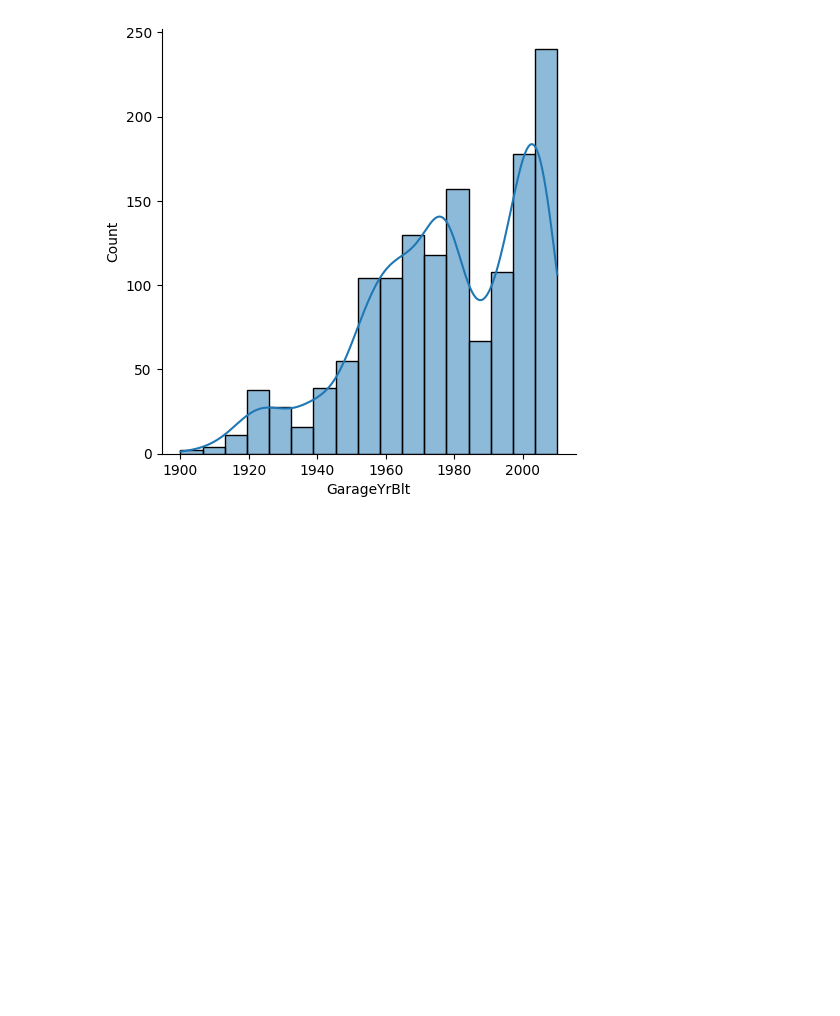
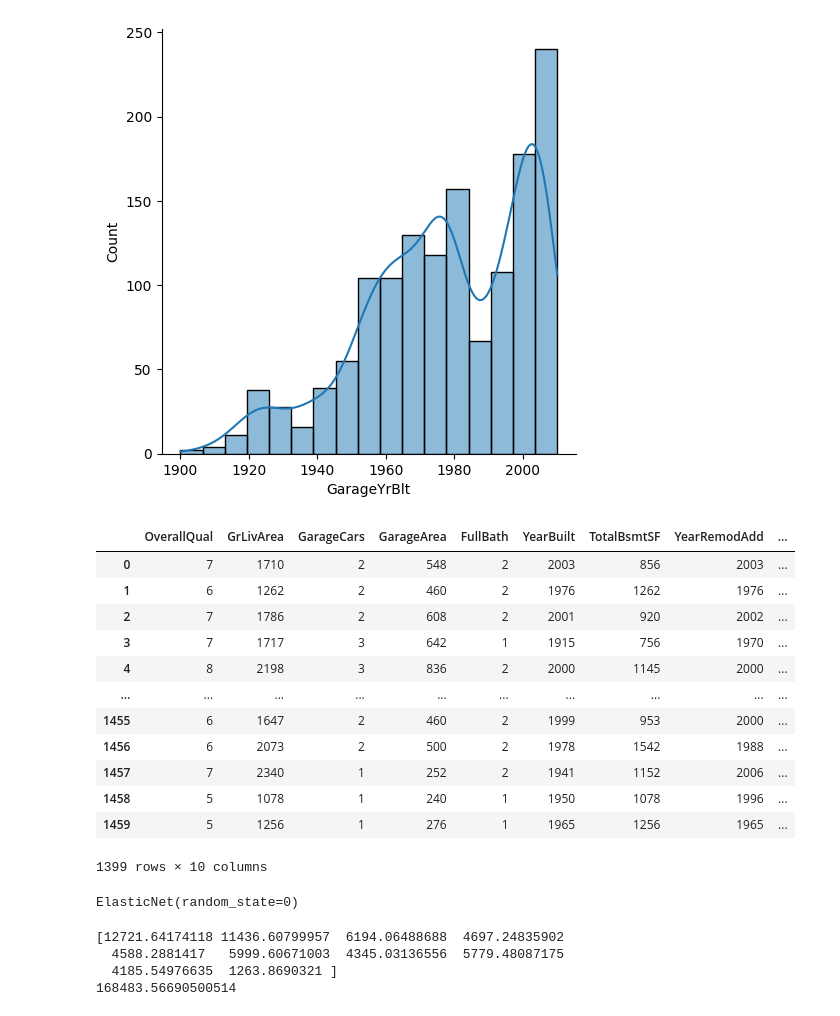
Before and after one commit to jsninoladino/housing_prices, a Jupyter notebook: source/source.ipynb, the cells around one changed output. Drawn from its saved outputs; the diff is of its cells as text; code cells hidden in the pictures; blank space fills up the shorter version.

```diff
--- a/source/source.ipynb
+++ b/source/source.ipynb
@@ -251,3 +260,33 @@ sns.displot(train_df2.GarageYrBlt, kde = True)
 # %% [output]
 <seaborn.axisgrid.FacetGrid at 0x...>
 [figure]
+# %%
+# split variables to features and label
+X = train_df2[features]
+y = train_df2.SalePrice
+# %%
+# OverallQual - Rates the overall material and finish of the house
+# GrLivArea - Above grade (ground) living area square feet
+# GarageCars - Size of garage in car capacity
+# GarageArea - Size of garage in square feet
+# FullBath - Full bathrooms above grade
+# YearBuilt - Original construction date
+# TotalBsmtSF - Total square feet of basement area
+# YearRemodAdd - Remodel date (same as construction date if no remodeling or additions)
+# 1stFlrSF - First Floor square feet
+# GarageYrBlt - Year garage was built
+X
+# %% [output]
+|  | OverallQual | GrLivArea | GarageCars | GarageArea | FullBath | YearBuilt | TotalBsmtSF | YearRemodAdd | ... |
+| 0 | 7 | 1710 | 2 | 548 | 2 | 2003 | 856 | 2003 | ... |
+| 1 | 6 | 1262 | 2 | 460 | 2 | 1976 | 1262 | 1976 | ... |
+| 2 | 7 | 1786 | 2 | 608 | 2 | 2001 | 920 | 2002 | ... |
+| 3 | 7 | 1717 | 3 | 642 | 1 | 1915 | 756 | 1970 | ... |
+| 4 | 8 | 2198 | 3 | 836 | 2 | 2000 | 1145 | 2000 | ... |
+| ... | ... | ... | ... | ... | ... | ... | ... | ... | ... |
+| 1455 | 6 | 1647 | 2 | 460 | 2 | 1999 | 953 | 2000 | ... |
+| 1456 | 6 | 2073 | 2 | 500 | 2 | 1978 | 1542 | 1988 | ... |
+| 1457 | 7 | 2340 | 1 | 252 | 2 | 1941 | 1152 | 2006 | ... |
+| 1458 | 5 | 1078 | 1 | 240 | 1 | 1950 | 1078 | 1996 | ... |
+| 1459 | 5 | 1256 | 1 | 276 | 1 | 1965 | 1256 | 1965 | ... |
+1399 rows × 10 columns
@@ -253,0 +303,14 @@ sns.displot(train_df2.GarageYrBlt, kde = True)
+# %%
+regr = linear_model.ElasticNet(random_state=0)
+
+regr.fit(X_train_scaled, y_train)
+# %% [output]
+ElasticNet(random_state=0)
+# %%
+print(regr.coef_)
+print(regr.intercept_)
+# %% [output]
+[12721.64174118 11436.60799957  6194.06488688  4697.24835902
+  4588.2881417   5999.60671003  4345.03136556  5779.48087175
+  4185.54976635  1263.8690321 ]
+168483.56690500514
```
Also changed, not shown: parts of 9 cells of this notebook.
